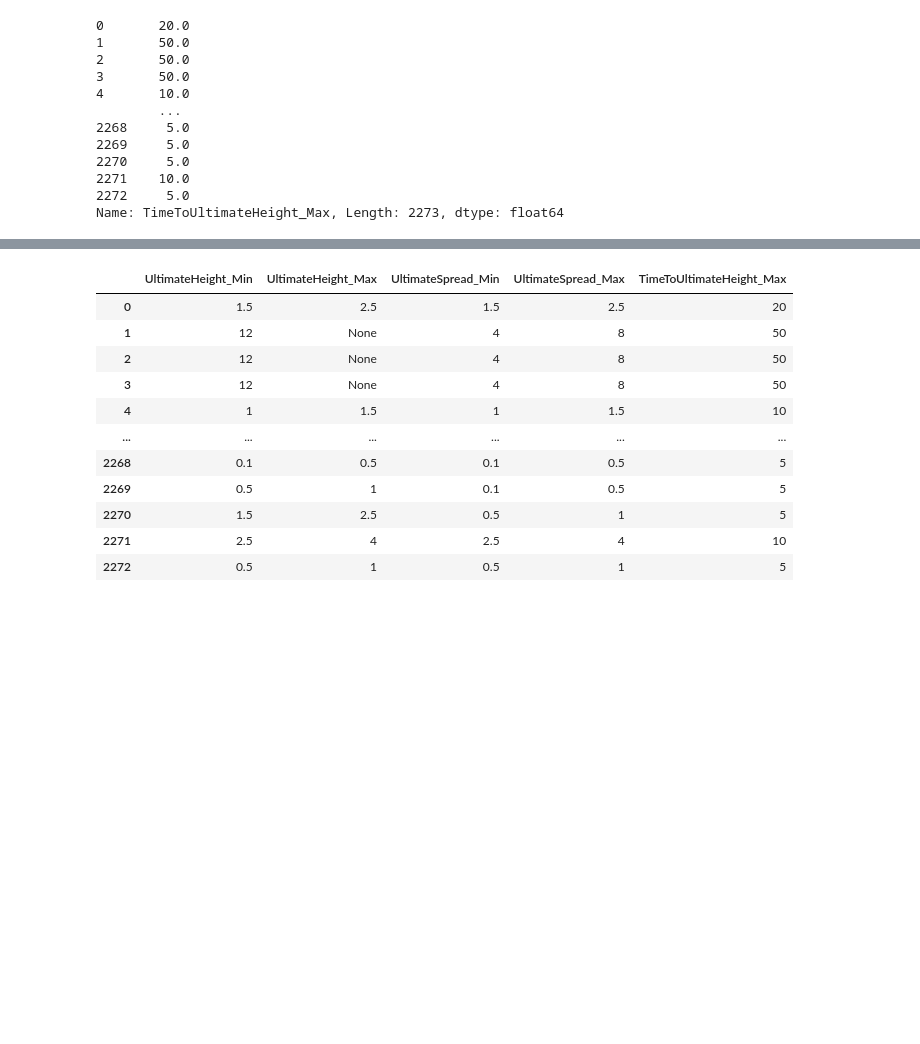
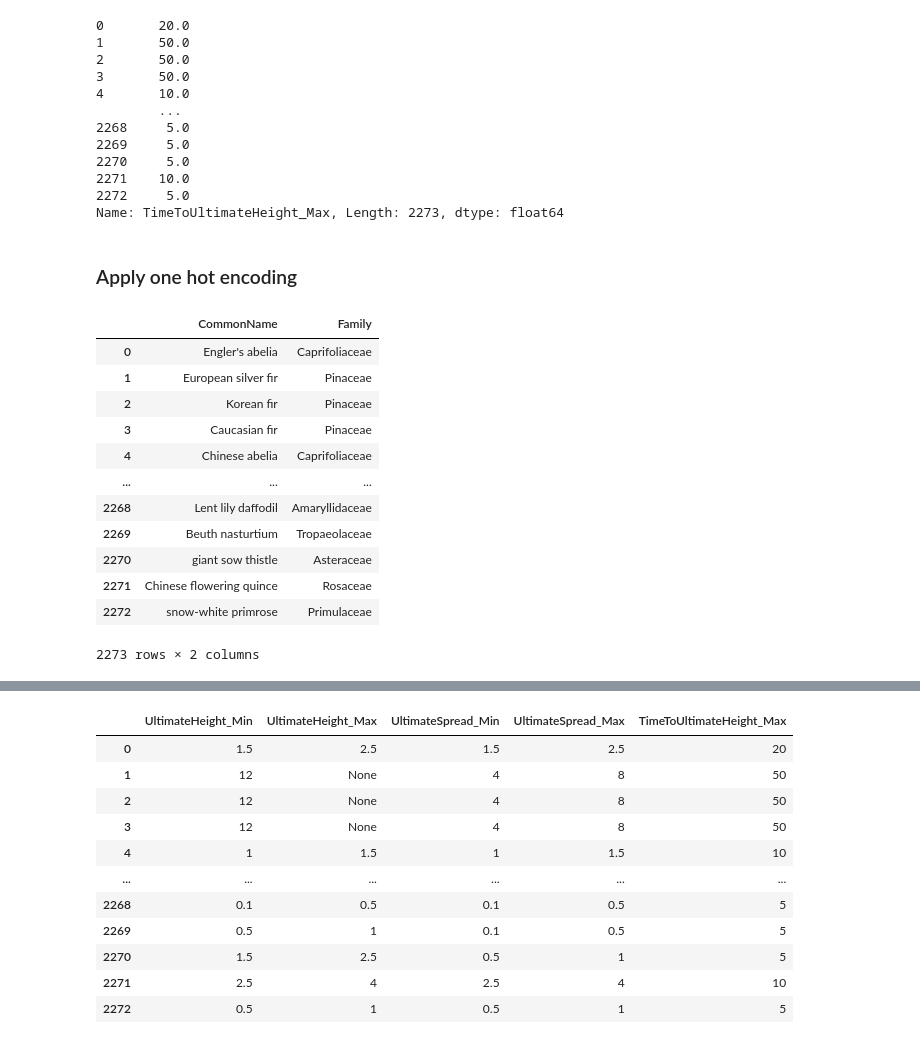
Before and after one commit to akikoogawa7/RHS-Pipeline-Regression, a Jupyter notebook: data_cleaning.ipynb, the cells around one changed output, grey strips where cells are left out. Drawn from its saved outputs; the diff is of its cells as text; code cells hidden in the pictures; blank space fills up the shorter version.

```diff
--- a/data_cleaning.ipynb
+++ b/data_cleaning.ipynb
@@ -131,3 +111,5 @@ df["TimeToUltimateHeight_Max"].astype(float)
 2271    10.0
 2272     5.0
 Name: TimeToUltimateHeight_Max, Length: 2273, dtype: float64
+# %% [markdown]
+### Apply one hot encoding
@@ -137,3 +131,19 @@ family_plant_range_df = df[['CommonName', 'Family', 'PlantRange', 'UltimateHeigh
+# %%
+family_plant_range_df
+# %% [output]
+|  | CommonName | Family |
+| 0 | Engler's abelia | Caprifoliaceae |
+| 1 | European silver fir | Pinaceae |
+| 2 | Korean fir | Pinaceae |
+| 3 | Caucasian fir | Pinaceae |
+| 4 | Chinese abelia | Caprifoliaceae |
+| ... | ... | ... |
+| 2268 | Lent lily daffodil | Amaryllidaceae |
+| 2269 | Beuth nasturtium | Tropaeolaceae |
+| 2270 | giant sow thistle | Asteraceae |
+| 2271 | Chinese flowering quince | Rosaceae |
+| 2272 | snow-white primrose | Primulaceae |
+2273 rows × 2 columns
 # %%
 df['Family'].value_counts().sort_values(ascending=False)
 # %% [output]
```
Also changed, not shown: parts of 16 cells of this notebook.
